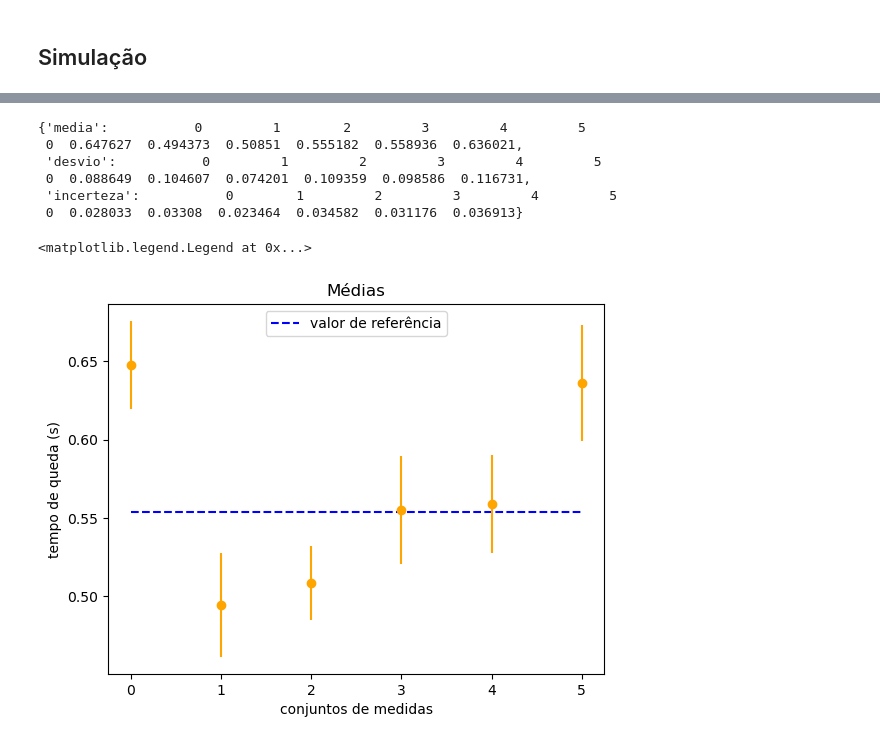
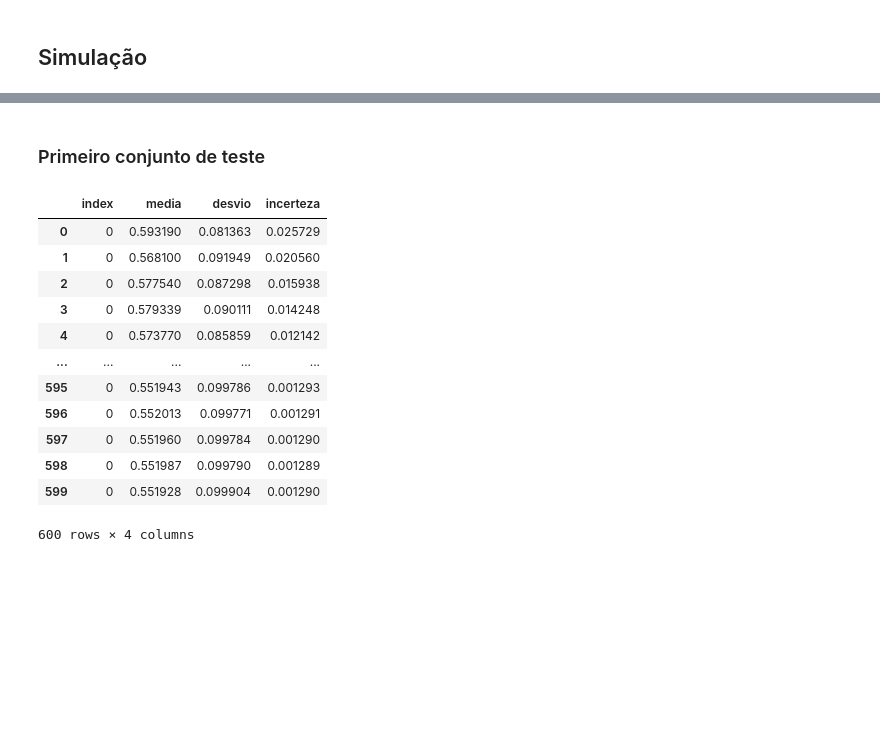
Before and after one commit to mp-resuldados/queda-livre, a Jupyter notebook: calculos.ipynb, the cells around one changed output, grey strips where cells are left out. Saved outputs shown, nothing was run; the diff lists cells and outputs as text; code cells hidden in the pictures; blank space fills up the shorter version.

```diff
--- a/calculos.ipynb
+++ b/calculos.ipynb
@@ -118,39 +82,17 @@ estatistica['incerteza'] = desvio/((N_medidas)**0.5)
-# %%
-estatistica
-# %% [output]
-{'media':           0         1        2         3         4         5
- 0  0.647627  0.494373  0.50851  0.555182  0.558936  0.636021,
- 'desvio':           0         1         2         3         4         5
- 0  0.088649  0.104607  0.074201  0.109359  0.098586  0.116731,
- 'incerteza':           0        1         2         3         4         5
- 0  0.028033  0.03308  0.023464  0.034582  0.031176  0.036913}
-# %%
-fig, ax = plt.subplots()
-
-x = list(range(N_conj))
-
-ax.plot(
-    x,
-    t*np.ones(6),
-    color='blue',
-    linestyle='dashed',
-    label='valor de referência'
-)
-ax.errorbar(
-    x,
-    estatistica['media'].values[0],
-    yerr = estatistica['incerteza'].values[0],
-    color='orange',
-    marker='o',
-    linestyle='none',
-    #label=''
-)
-
-
-ax.set_title('Médias')
-ax.set_xlabel('conjuntos de medidas')
-ax.set_ylabel('tempo de queda (s)')
-ax.legend(loc='upper center', ncols=1)
-# %% [output]
-<matplotlib.legend.Legend at 0x...>
-[figure, removed]
+# %%
+def medidas(N_conj, N_medidas, h, desvio_padrao):
+    t = (2*h/9.787899) **(0.5)
+    medidas = pd.Series()
+    estatistica = pd.DataFrame(columns = ['media', 'desvio', 'incerteza'])
+
+    for i in range(N_conj):
+
+        med = pd.Series([gauss(t,desvio_padrao) for i in range(N_medidas)])
+        medidas = pd.concat([medidas, med])
+
+        est = pd.DataFrame({'media':[medidas.mean()],'desvio':[medidas.std()], 'incerteza':[medidas.std()/((i+1)*N_medidas)**0.5]})
+        estatistica = pd.concat([estatistica, est])
+
+    return medidas, estatistica.reset_index()
+# %% [markdown]
+### Primeiro conjunto de teste
@@ -156,0 +101,16 @@ ax.legend(loc='upper center', ncols=1)
+# %%
+e1
+# %% [output]
+|  | index | media | desvio | incerteza |
+| 0 | 0 | 0.593190 | 0.081363 | 0.025729 |
+| 1 | 0 | 0.568100 | 0.091949 | 0.020560 |
+| 2 | 0 | 0.577540 | 0.087298 | 0.015938 |
+| 3 | 0 | 0.579339 | 0.090111 | 0.014248 |
+| 4 | 0 | 0.573770 | 0.085859 | 0.012142 |
+| ... | ... | ... | ... | ... |
+| 595 | 0 | 0.551943 | 0.099786 | 0.001293 |
+| 596 | 0 | 0.552013 | 0.099771 | 0.001291 |
+| 597 | 0 | 0.551960 | 0.099784 | 0.001290 |
+| 598 | 0 | 0.551987 | 0.099790 | 0.001289 |
+| 599 | 0 | 0.551928 | 0.099904 | 0.001290 |
+600 rows × 4 columns
```
Also changed, not shown: parts of 12 cells of this notebook.
